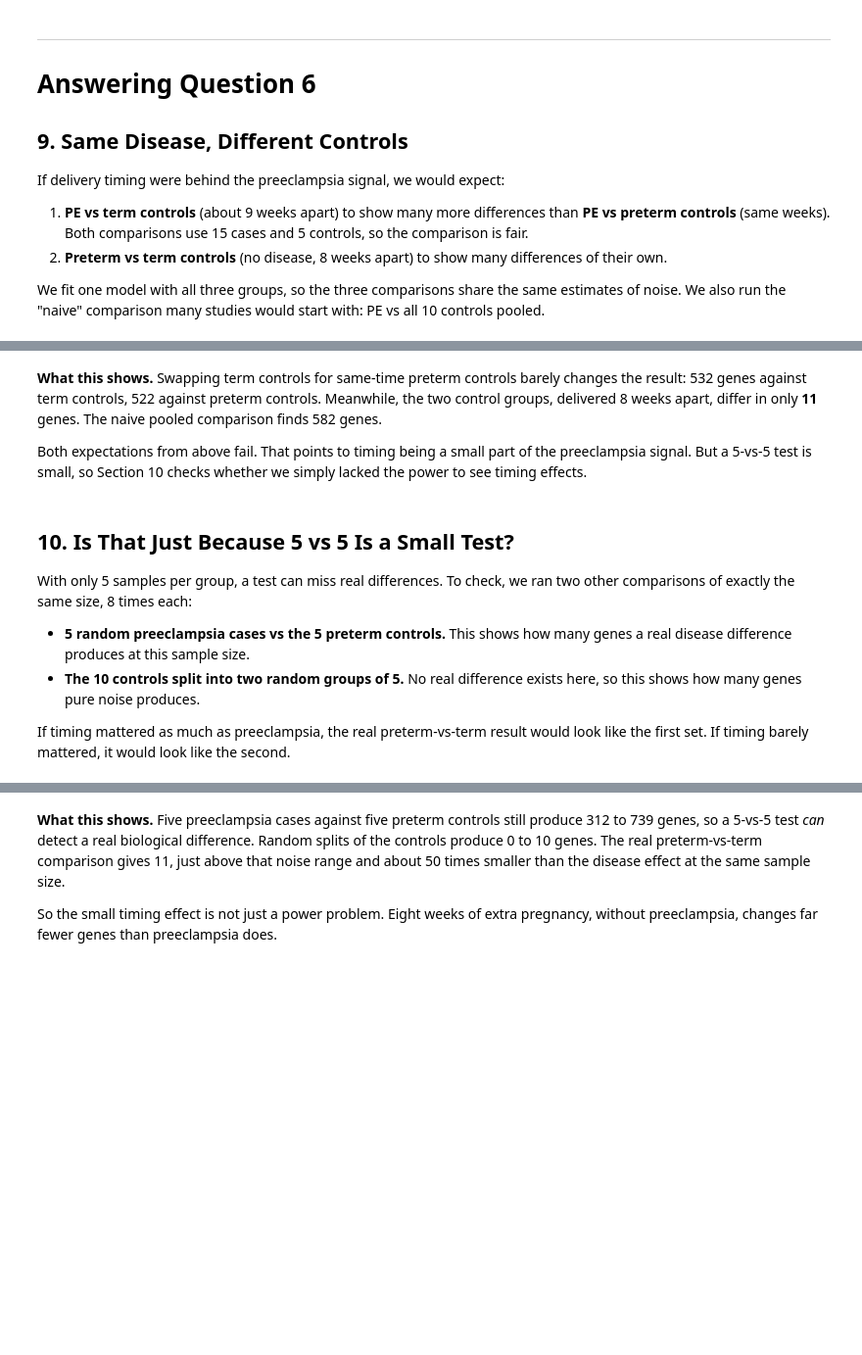
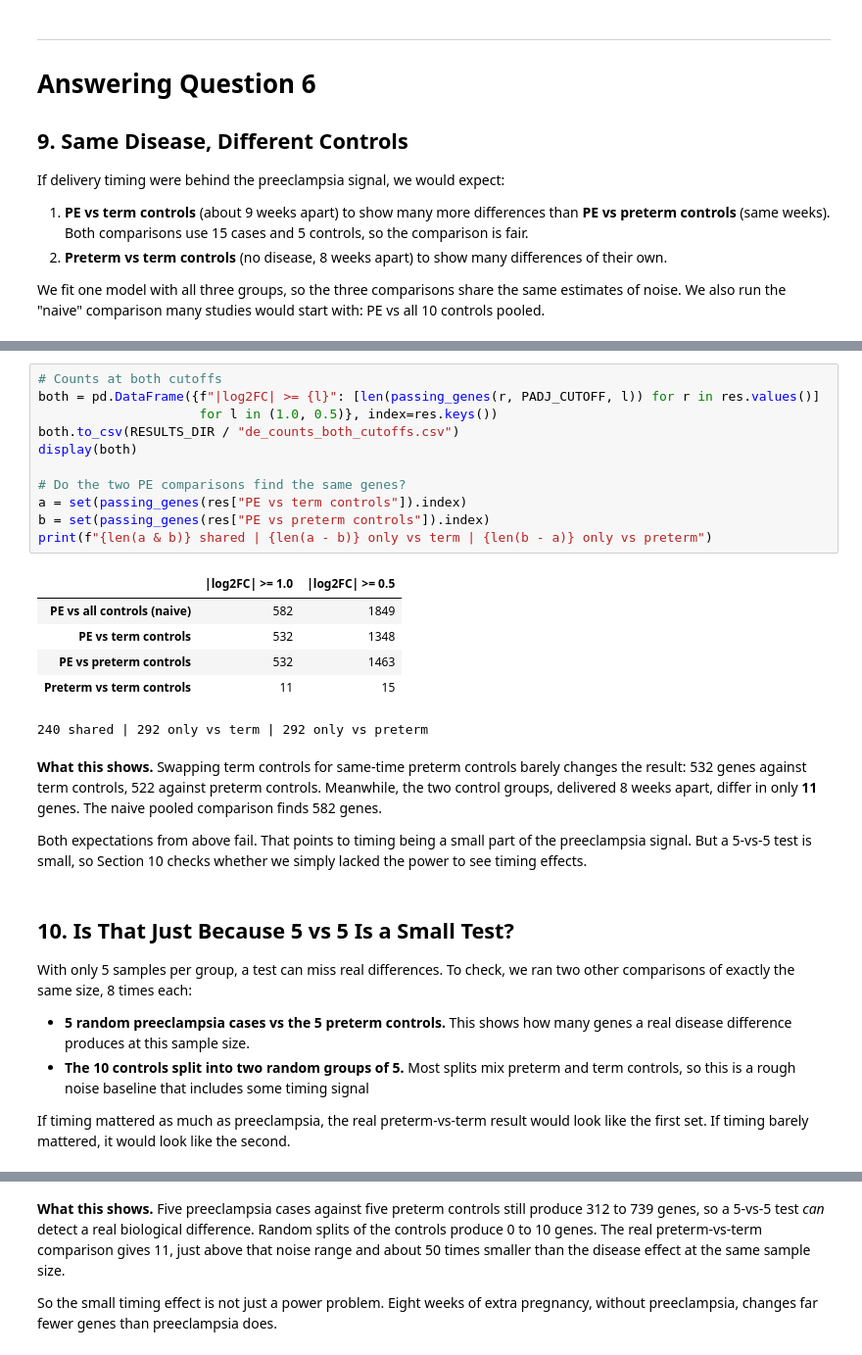
Before and after one commit to sanjnabandaru/track-01, a Jupyter notebook: notebooks/track01_workflow.ipynb, the cells around one changed output, grey strips where cells are left out. Shown at 98% size. Drawn from its saved outputs; the diff is of its cells as text; blank space fills up the shorter version.

```diff
--- a/notebooks/track01_workflow.ipynb
+++ b/notebooks/track01_workflow.ipynb
@@ -389,4 +382,22 @@ display(de_counts)
 | Preterm vs term controls | 5 vs 5 | 11 |
+# %%
+# Counts at both cutoffs
+both = pd.DataFrame({f"|log2FC| >= {l}": [len(passing_genes(r, PADJ_CUTOFF, l)) for r in res.values()]
+                     for l in (1.0, 0.5)}, index=res.keys())
+both.to_csv(RESULTS_DIR / "de_counts_both_cutoffs.csv")
+display(both)
+
+# Do the two PE comparisons find the same genes?
+a = set(passing_genes(res["PE vs term controls"]).index)
+b = set(passing_genes(res["PE vs preterm controls"]).index)
+print(f"{len(a & b)} shared | {len(a - b)} only vs term | {len(b - a)} only vs preterm")
+# %% [output]
+|  | |log2FC| >= 1.0 | |log2FC| >= 0.5 |
+| PE vs all controls (naive) | 582 | 1849 |
+| PE vs term controls | 532 | 1348 |
+| PE vs preterm controls | 532 | 1463 |
+| Preterm vs term controls | 11 | 15 |
+240 shared | 292 only vs term | 292 only vs preterm
 # %% [markdown]
 **What this shows.** Swapping term controls for same-time preterm controls barely changes the result: 532 genes against term controls, 522 against preterm controls. Meanwhile, the two control groups, delivered 8 weeks apart, differ in only **11** genes. The naive pooled comparison finds 582 genes.
 
@@ -397,7 +408,7 @@ Both expectations from above fail. That points to timing being a small part of t
 With only 5 samples per group, a test can miss real differences. To check, we ran two other comparisons of exactly the same size, 8 times each:
 
 - **5 random preeclampsia cases vs the 5 preterm controls.** This shows how many genes a real disease difference produces at this sample size.
-- **The 10 controls split into two random groups of 5.** No real difference exists here, so this shows how many genes pure noise produces.
+- **The 10 controls split into two random groups of 5.** Most splits mix preterm and term controls, so this is a rough noise baseline that includes some timing signal
 
 If timing mattered as much as preeclampsia, the real preterm-vs-term result would look like the first set. If timing barely mattered, it would look like the second.
 # %%
```
Also changed, not shown: parts of 16 cells of this notebook.
